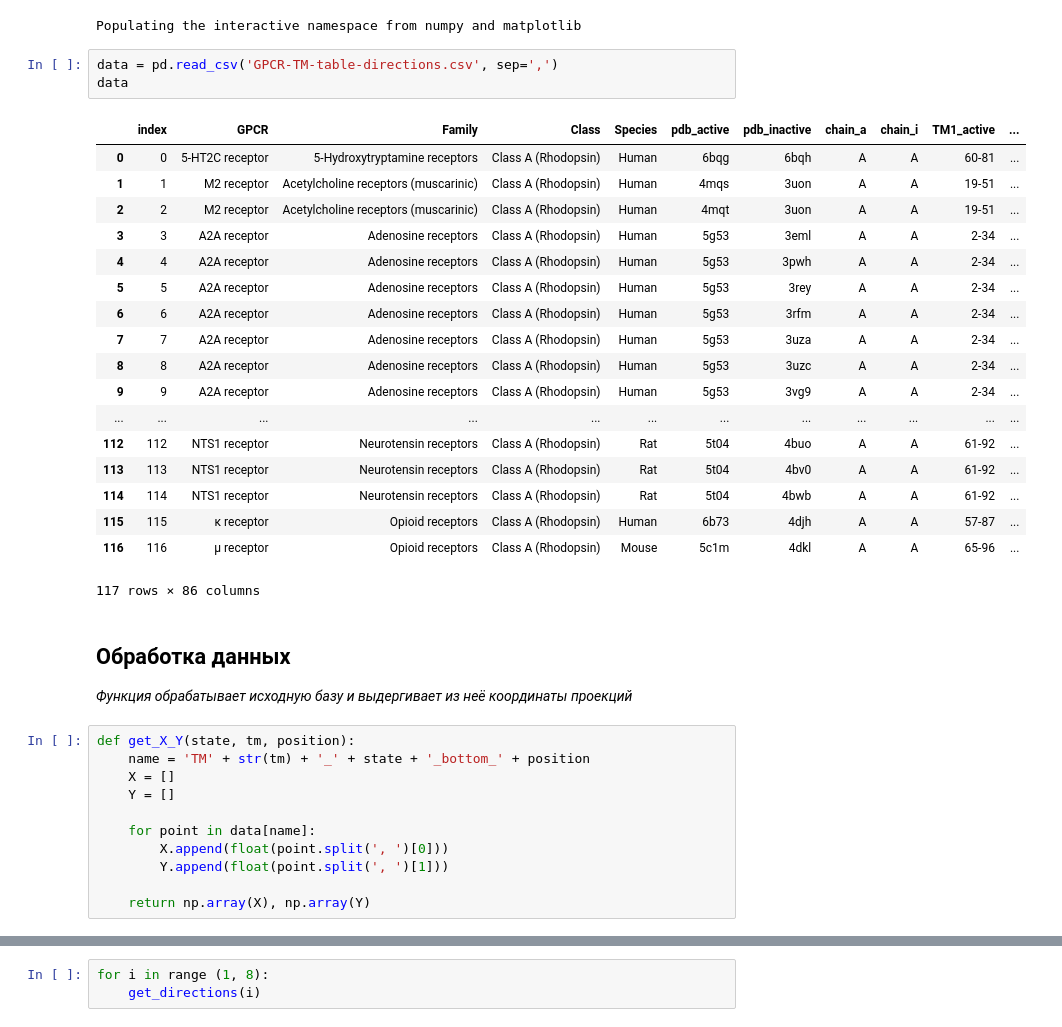
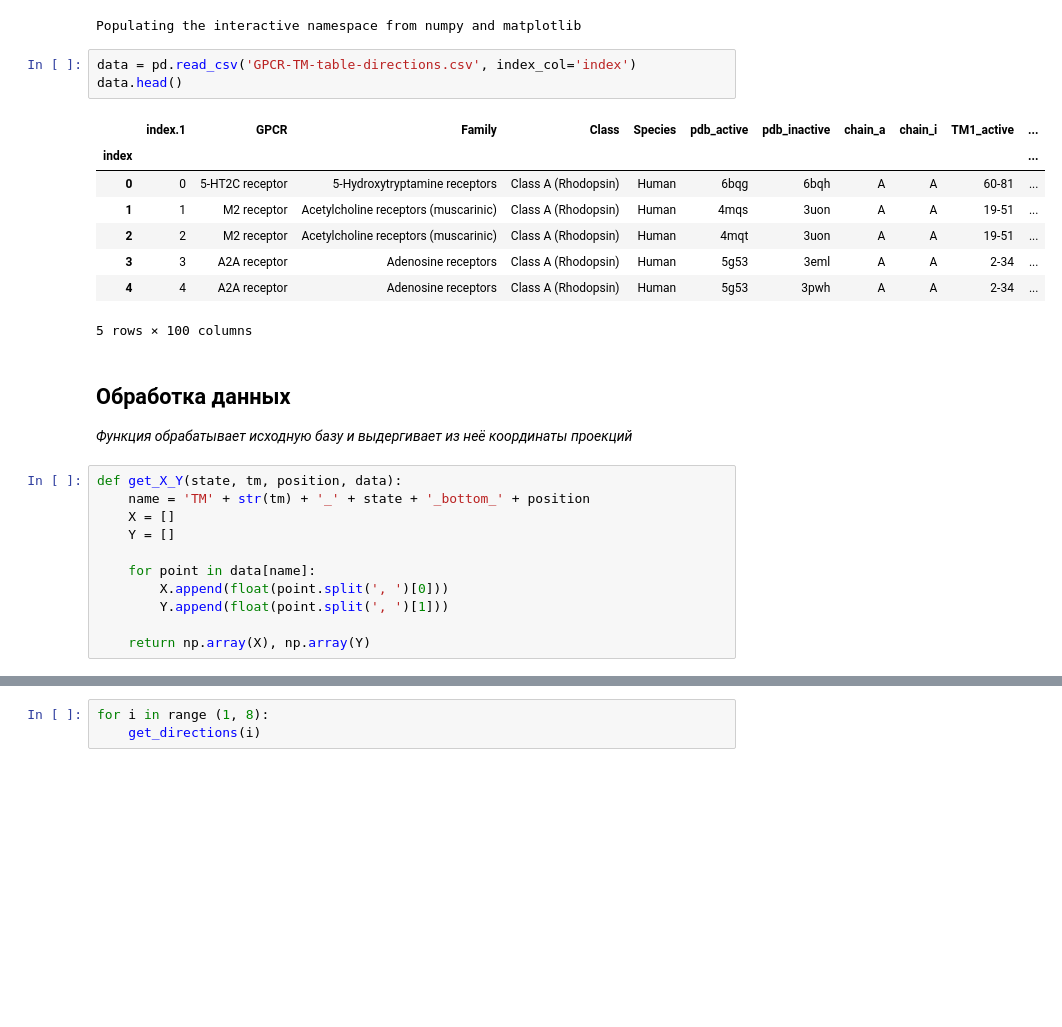
Before and after one commit to andrii-kurdiuk/GPCRSampling, a Jupyter notebook: DataAnalysis/directions_analysis.ipynb, the cells around one changed output, grey strips where cells are left out. Cells and saved outputs as stored; diff of their text form; blank space fills up the shorter version.

```diff
--- a/DataAnalysis/directions_analysis.ipynb
+++ b/DataAnalysis/directions_analysis.ipynb
@@ -7,32 +7,22 @@ import numpy as np
 # %% [output]
 Populating the interactive namespace from numpy and matplotlib
 # %%
-data = pd.read_csv('GPCR-TM-table-directions.csv', sep=',')
-data
+data = pd.read_csv('GPCR-TM-table-directions.csv', index_col='index')
+data.head()
 # %% [output]
-|  | index | GPCR | Family | Class | Species | pdb_active | pdb_inactive | chain_a | chain_i | TM1_active | ... |
+|  | index.1 | GPCR | Family | Class | Species | pdb_active | pdb_inactive | chain_a | chain_i | TM1_active | ... |
+| index |  |  |  |  |  |  |  |  |  |  | ... |
 | 0 | 0 | 5-HT2C receptor | 5-Hydroxytryptamine receptors | Class A (Rhodopsin) | Human | 6bqg | 6bqh | A | A | 60-81 | ... |
 | 1 | 1 | M2 receptor | Acetylcholine receptors (muscarinic) | Class A (Rhodopsin) | Human | 4mqs | 3uon | A | A | 19-51 | ... |
 | 2 | 2 | M2 receptor | Acetylcholine receptors (muscarinic) | Class A (Rhodopsin) | Human | 4mqt | 3uon | A | A | 19-51 | ... |
 | 3 | 3 | A2A receptor | Adenosine receptors | Class A (Rhodopsin) | Human | 5g53 | 3eml | A | A | 2-34 | ... |
 | 4 | 4 | A2A receptor | Adenosine receptors | Class A (Rhodopsin) | Human | 5g53 | 3pwh | A | A | 2-34 | ... |
-| 5 | 5 | A2A receptor | Adenosine receptors | Class A (Rhodopsin) | Human | 5g53 | 3rey | A | A | 2-34 | ... |
-| 6 | 6 | A2A receptor | Adenosine receptors | Class A (Rhodopsin) | Human | 5g53 | 3rfm | A | A | 2-34 | ... |
-| 7 | 7 | A2A receptor | Adenosine receptors | Class A (Rhodopsin) | Human | 5g53 | 3uza | A | A | 2-34 | ... |
-| 8 | 8 | A2A receptor | Adenosine receptors | Class A (Rhodopsin) | Human | 5g53 | 3uzc | A | A | 2-34 | ... |
-| 9 | 9 | A2A receptor | Adenosine receptors | Class A (Rhodopsin) | Human | 5g53 | 3vg9 | A | A | 2-34 | ... |
-| ... | ... | ... | ... | ... | ... | ... | ... | ... | ... | ... | ... |
-| 112 | 112 | NTS1 receptor | Neurotensin receptors | Class A (Rhodopsin) | Rat | 5t04 | 4buo | A | A | 61-92 | ... |
-| 113 | 113 | NTS1 receptor | Neurotensin receptors | Class A (Rhodopsin) | Rat | 5t04 | 4bv0 | A | A | 61-92 | ... |
-| 114 | 114 | NTS1 receptor | Neurotensin receptors | Class A (Rhodopsin) | Rat | 5t04 | 4bwb | A | A | 61-92 | ... |
-| 115 | 115 | κ receptor | Opioid receptors | Class A (Rhodopsin) | Human | 6b73 | 4djh | A | A | 57-87 | ... |
-| 116 | 116 | μ receptor | Opioid receptors | Class A (Rhodopsin) | Mouse | 5c1m | 4dkl | A | A | 65-96 | ... |
-117 rows × 86 columns
+5 rows × 100 columns
 # %% [markdown]
 ## Обработка данных
 *Функция обрабатывает исходную базу и выдергивает из неё координаты проекций*
 # %%
-def get_X_Y(state, tm, position):
+def get_X_Y(state, tm, position, data):
     name = 'TM' + str(tm) + '_' + state + '_bottom_' + position
     X = []
     Y = []
```
Also changed, not shown: parts of 9 cells of this notebook.
